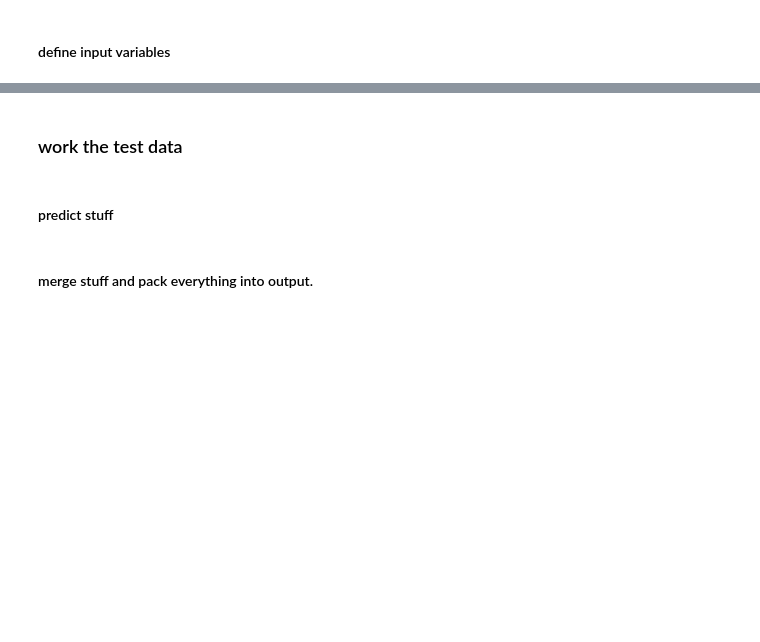
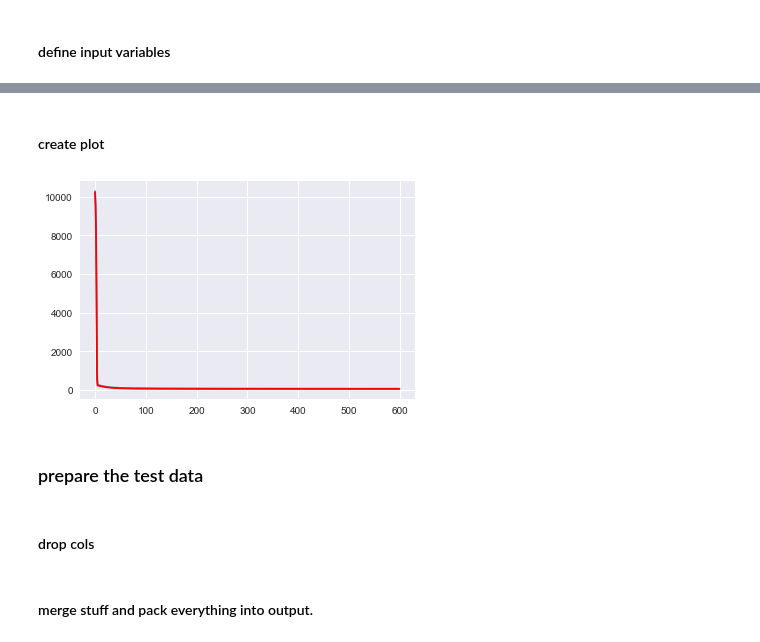
Before and after one commit to m31415/MLwithPython, a Jupyter notebook: Notebooks/benzbook.ipynb, the cells around one changed output, grey strips where cells are left out. Saved outputs shown, nothing was run; the diff lists cells and outputs as text; code cells hidden in the pictures; blank space fills up the shorter version.

```diff
--- a/Notebooks/benzbook.ipynb
+++ b/Notebooks/benzbook.ipynb
@@ -107,3 +201,7 @@ X = train_df.drop('y', axis=1)
 # %%
-from sklearn.cross_validation import train_test_split
-X_train, X_cv, y_train, y_cv = train_test_split(X, y, test_size=0.15, random_state=0)
+from sklearn.model_selection import train_test_split
+
+X_train, X_test, y_train, y_test = train_test_split(X, y, test_size=0.1, random_state=42)
+
+J_train = np.array([])
+J_cv = np.array([])
@@ -121,2 +207,0 @@ meepo = MLPRegressor(\
-# %%
-meepo.fit(X_train, y_train)
@@ -147,0 +210,2 @@ MLPRegressor(activation='tanh', alpha=0.0001, batch_size='auto', beta_1=0.9,
+# %%
+J = nerf.learningCurve(X_train, y_train, X_test, y_test, 1000, 500)
@@ -147,0 +221,3 @@ MLPRegressor(activation='tanh', alpha=0.0001, batch_size='auto', beta_1=0.9,
+# %%
+J_train = J[0]
+J_cv = J[1]
@@ -148,2 +287,12 @@ MLPRegressor(activation='tanh', alpha=0.0001, batch_size='auto', beta_1=0.9,
+# %% [markdown]
+#### create plot
+# %%
+x = np.linspace(0, len(J_train)-1, len(J_train))
+fig = plt.figure()
+ax = fig.add_subplot(111)
+line1, = ax.plot(x, J_train) # Returns a tuple of line objects, thus the comma
+line2, = ax.plot(x, J_cv, 'r-')
+# %% [output]
+[figure, added]
 # %% [markdown]
-### work the test data
+### prepare the test data
@@ -152 +299,3 @@ test_id = test_df.ix[:, ['ID']]
+# %% [markdown]
+#### drop cols
 # %%
@@ -154,3 +305 @@ test_df = test_df.drop(['y', 'ID'], axis=1)
-# %% [markdown]
-#### predict stuff
 # %%
```
Also changed, not shown: parts of 32 cells of this notebook.
